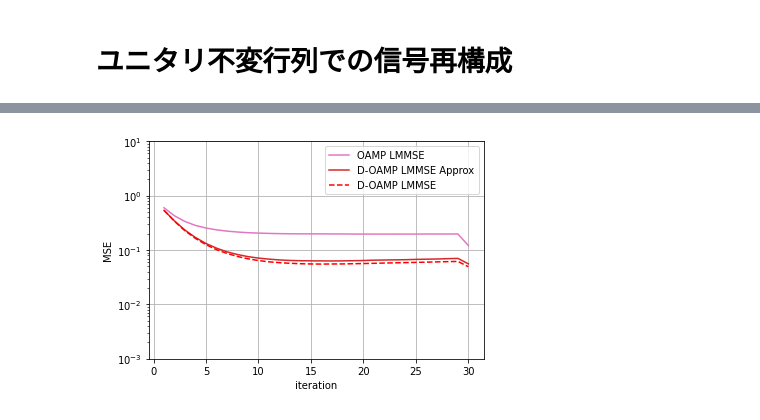
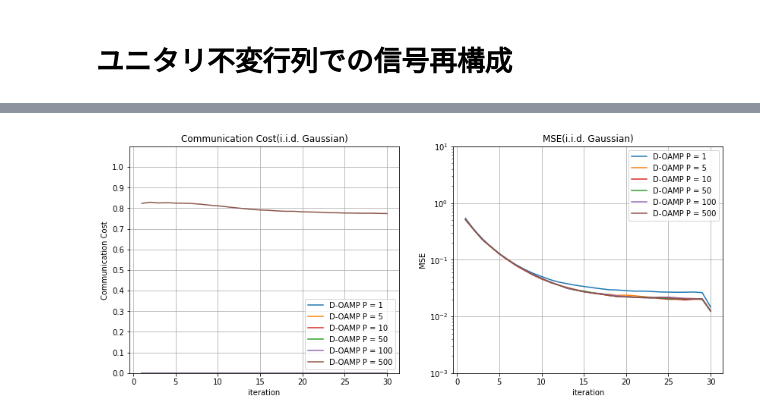
Before and after one commit to Qip21n0/Lassolver, a Jupyter notebook: examples/sample7.ipynb, the cells around one changed output, grey strips where cells are left out. Saved outputs shown, nothing was run; the diff lists cells and outputs as text; code cells hidden in the pictures.

```diff
--- a/examples/sample7.ipynb
+++ b/examples/sample7.ipynb
@@ -119,3 +84,6 @@ CommCost_UniInv_doampX = np.empty((sim, 3, T))
+# %%
+MSE_UniInv_doamp = np.empty((sim, lp, T+1))
+CommCost_UniInv_doamp = np.empty((sim, lp, T))
 # %%
 for i in tqdm(range(sim)):
     UniInv = UniInvar(M, N, kappa)
@@ -138,17 +96,0 @@ for i in tqdm(range(sim)):
-# %%
-MSE_UniInv_oamp_mean = np.empty((3, T+1))
-
-MSE_UniInv_doampO_mean = np.empty((3, T+1))
-CommCost_UniInv_doampO_mean = np.empty((3, T))
-
-MSE_UniInv_doampX_mean = np.empty((3, T+1))
-CommCost_UniInv_doampX_mean = np.empty((3, T))
-
-for i in range(3):
-    MSE_UniInv_oamp_mean[i] = np.mean(MSE_UniInv_oamp[:, i], axis=0)
-
-    MSE_UniInv_doampO_mean[i] = np.mean(MSE_UniInv_doampO[:, i], axis=0)
-    CommCost_UniInv_doampO_mean[i] = np.mean(CommCost_UniInv_doampO[:, i], axis=0)
-
-    MSE_UniInv_doampX_mean[i] = np.mean(MSE_UniInv_doampX[:, i], axis=0)
-    CommCost_UniInv_doampX_mean[i] = np.mean(CommCost_UniInv_doampX[:, i], axis=0)
@@ -245,6 +97,24 @@ plt_MSE(MSE_UniInv_doampX_mean[1], 'D-OAMP PINV', T, 'orange', '--')
-# %%
-plt_MSE(MSE_UniInv_oamp_mean[2], 'OAMP LMMSE', T, 'tab:pink')
-plt_MSE(MSE_UniInv_doampO_mean[2], 'D-OAMP LMMSE Approx', T, 'tab:red')
-plt_MSE(MSE_UniInv_doampX_mean[2], 'D-OAMP LMMSE', T, 'red', '--')
-# %% [output]
-[figure, removed]
+# %%
+MSE_UniInv_doamp_mean = np.empty((lp, T+1))
+CommCost_UniInv_doamp_mean = np.empty((lp, T))
+
+for i in range(lp):
+    MSE_UniInv_doamp_mean[i] = np.mean(MSE_UniInv_doamp[:, i], axis=0)
+    CommCost_UniInv_doamp_mean[i] = np.mean(CommCost_UniInv_doamp[:, i], axis=0)
+# %%
+plt.figure(figsize=(14, 5.5))
+
+plt.subplot(121)
+plt.title('Communication Cost(i.i.d. Gaussian)')
+for i in range(lp):
+    plt_CC(CommCost_iidG_doamp_mean[i], 'D-OAMP P = '+str(Ps[i]), T, N, Ps[i], color[i])
+plt.grid()
+
+
+plt.subplot(122)
+plt.title('MSE(i.i.d. Gaussian)')
+for i in range(lp):
+    plt_MSE(MSE_UniInv_doamp_mean[i], 'D-OAMP P = '+str(Ps[i]), T, color[i])
+plt.grid()
+# %% [output]
+[figure, added]
```
Also changed, not shown: parts of 19 cells of this notebook.
